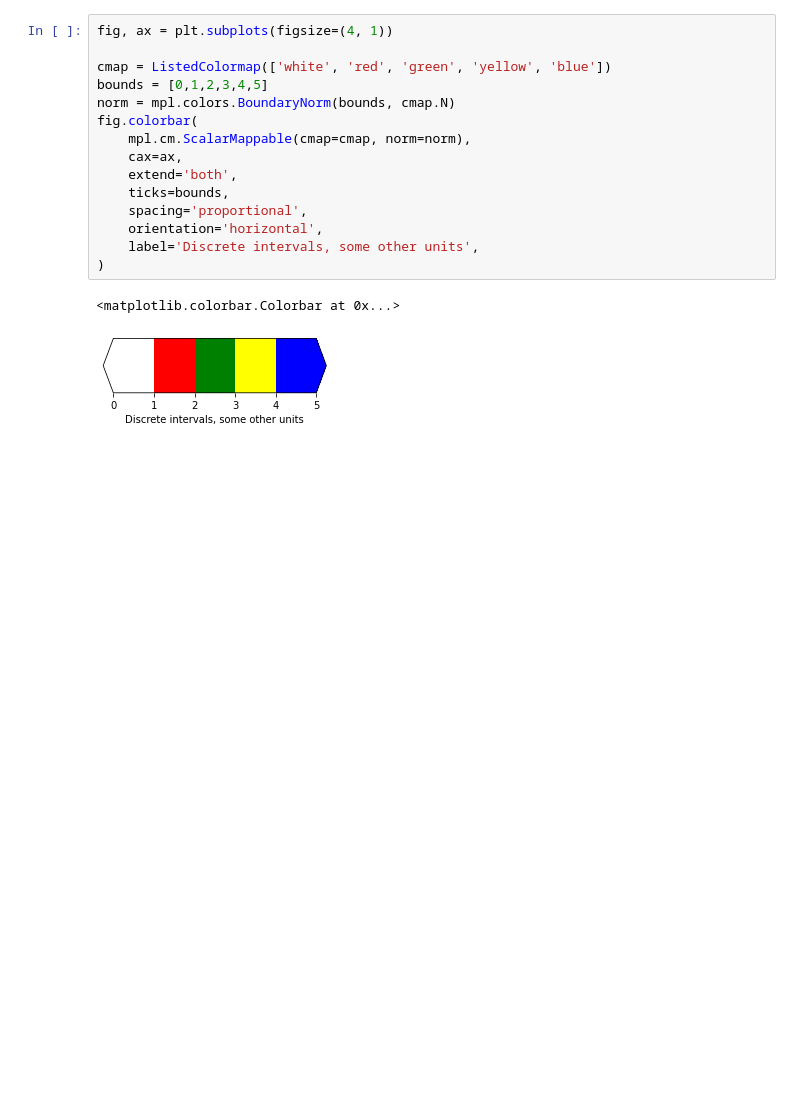
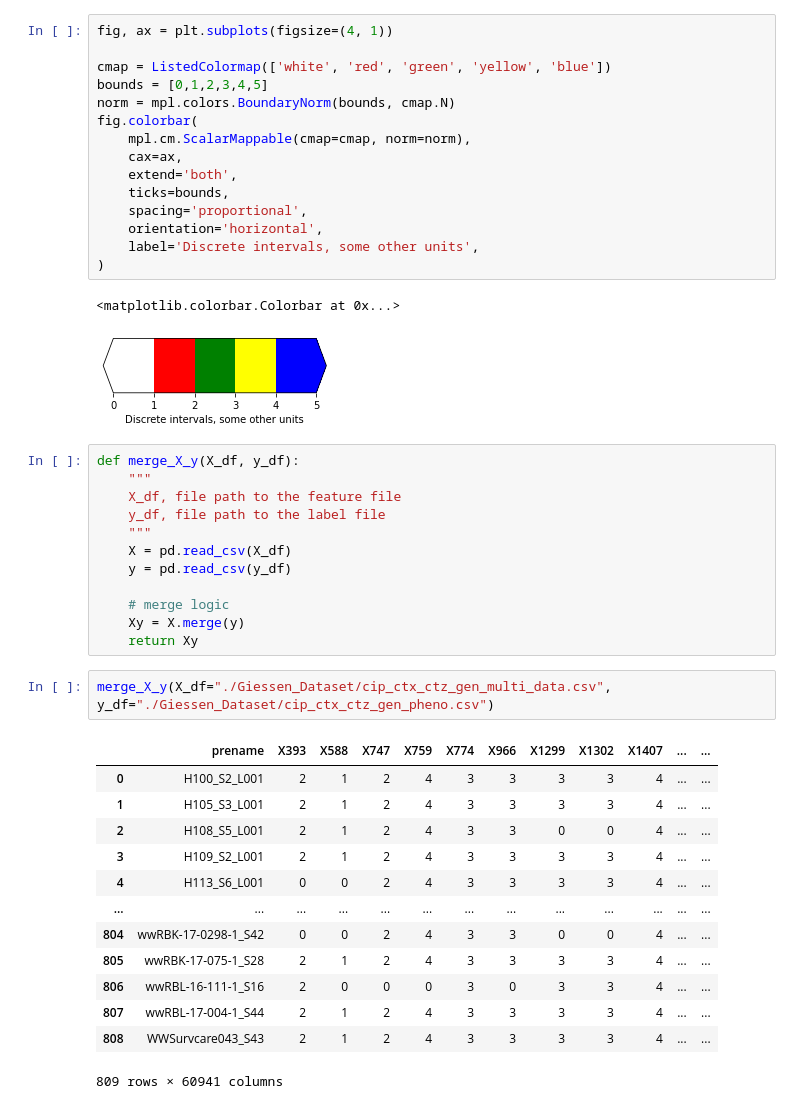
Before and after one commit to Estefanos8080/snps-to-2dcnn-converter, a Jupyter notebook: seq_to_image.ipynb, the cells around one changed output. Drawn from its saved outputs; the diff is of its cells as text; blank space fills up the shorter version.

Commit message:
Added merge_X_y function

```diff
--- a/seq_to_image.ipynb
+++ b/seq_to_image.ipynb
@@ -167,3 +168,31 @@ fig.colorbar(
 # %% [output]
 <matplotlib.colorbar.Colorbar at 0x...>
 [figure]
+# %%
+def merge_X_y(X_df, y_df):
+    """
+    X_df, file path to the feature file
+    y_df, file path to the label file
+    """
+    X = pd.read_csv(X_df)
+    y = pd.read_csv(y_df)
+
+    # merge logic
+    Xy = X.merge(y)
+    return Xy
+# %%
+merge_X_y(X_df="./Giessen_Dataset/cip_ctx_ctz_gen_multi_data.csv", y_df="./Giessen_Dataset/cip_ctx_ctz_gen_pheno.csv")
+# %% [output]
+|  | prename | X393 | X588 | X747 | X759 | X774 | X966 | X1299 | X1302 | X1407 | ... | ... |
+| 0 | H100_S2_L001 | 2 | 1 | 2 | 4 | 3 | 3 | 3 | 3 | 4 | ... | ... |
+| 1 | H105_S3_L001 | 2 | 1 | 2 | 4 | 3 | 3 | 3 | 3 | 4 | ... | ... |
+| 2 | H108_S5_L001 | 2 | 1 | 2 | 4 | 3 | 3 | 0 | 0 | 4 | ... | ... |
+| 3 | H109_S2_L001 | 2 | 1 | 2 | 4 | 3 | 3 | 3 | 3 | 4 | ... | ... |
+| 4 | H113_S6_L001 | 0 | 0 | 2 | 4 | 3 | 3 | 3 | 3 | 4 | ... | ... |
+| ... | ... | ... | ... | ... | ... | ... | ... | ... | ... | ... | ... | ... |
+| 804 | wwRBK-17-0298-1_S42 | 0 | 0 | 2 | 4 | 3 | 3 | 0 | 0 | 4 | ... | ... |
+| 805 | wwRBK-17-075-1_S28 | 2 | 1 | 2 | 4 | 3 | 3 | 3 | 3 | 4 | ... | ... |
+| 806 | wwRBL-16-111-1_S16 | 2 | 0 | 0 | 0 | 3 | 0 | 3 | 3 | 4 | ... | ... |
+| 807 | wwRBL-17-004-1_S44 | 2 | 1 | 2 | 4 | 3 | 3 | 3 | 3 | 4 | ... | ... |
+| 808 | WWSurvcare043_S43 | 2 | 1 | 2 | 4 | 3 | 3 | 3 | 3 | 4 | ... | ... |
+809 rows × 60941 columns
```
Also changed, not shown: parts of 1 cell of this notebook.
